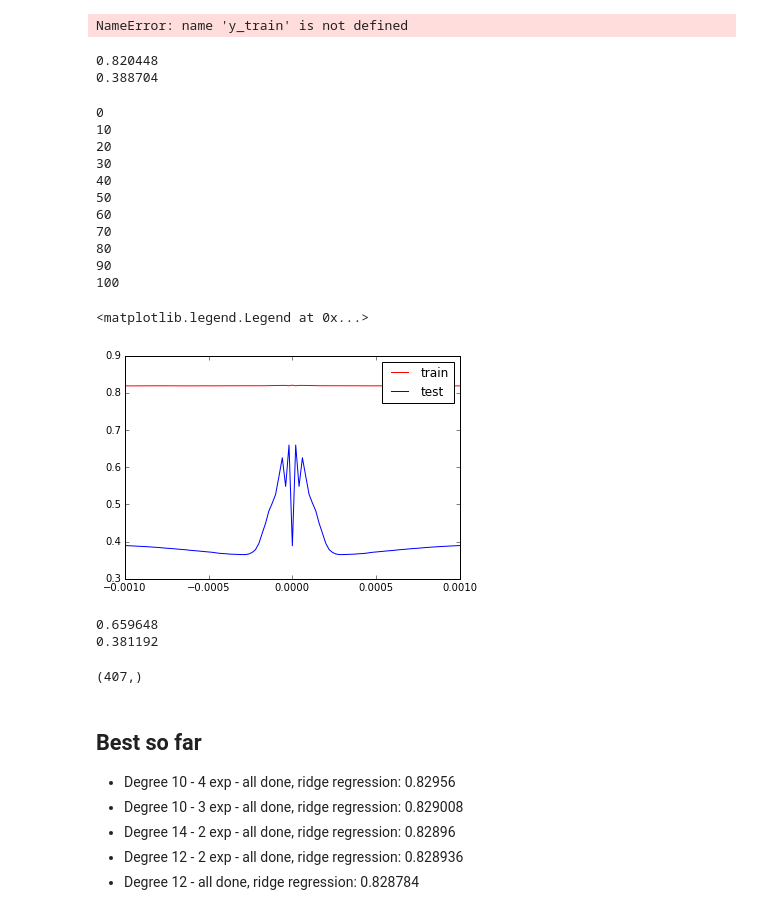
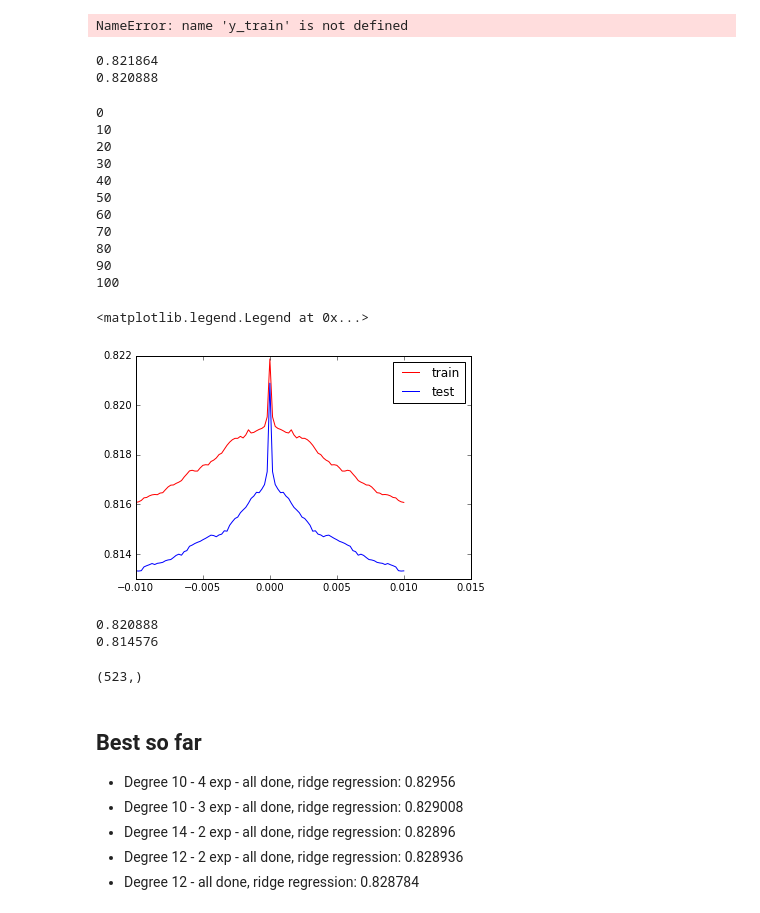
Before and after one commit to deatinor/MachineLearningP1, a Jupyter notebook: scripts/project1.ipynb, the cells around one changed output. Saved outputs shown, nothing was run; the diff lists cells and outputs as text; code cells hidden in the pictures.

```diff
--- a/scripts/project1.ipynb
+++ b/scripts/project1.ipynb
@@ -216,23 +186,31 @@ ValueError: all the input array dimensions except for the concatenation axis mus
 # %% [markdown]
 ### Normalizing
 # %%
-def normalize(tX):# Normalizing
-    mean=np.sum(tX,axis=0)/tX.shape[0]
-    std=np.sqrt(np.sum(tX**2,axis=0)/tX.shape[0])
+def normalize(tX,mean=False,std=False,train=False):# Normalizing
+    if train:
+        mean=np.sum(tX,axis=0)/tX.shape[0]
+        std=np.sqrt(np.sum(tX**2,axis=0)/tX.shape[0])
     tX=(tX-mean)/std
-    return tX
+    if train:
+        return tX,mean,std
+    else:
+        return tX
 # %%
 def add_ones(tX_starting):
     ones=np.ones(tX_starting.shape[0]).reshape([tX_starting.shape[0],1])
     tX=np.concatenate((tX_starting,ones),axis=1)
     return tX
 # %%
-def process_data(tX_starting,prod_to_exclude=False,train=True):
+def process_data(tX_starting,prod_to_exclude=False,train=True,mean=False,std=False):
     full_added_matrix,tX=before_poly(tX_starting)
     tX,prod_to_exclude=build_poly(tX,10,y,train=train,prod_to_exclude=prod_to_exclude,exponential=True,cross_products=False,added_matrix_for_cross=full_added_matrix,threshold_cross=0.0)
-    tX=normalize(tX)
+    if train:
+        tX,mean,std=normalize(tX,train=True)
+    else:
+        tX=normalize(tX,mean,std,train=False)
     tX=add_ones(tX)
-    return tX,prod_to_exclude
 
-tX,prod_to_exclude=process_data(tX)
-tX_test,null_variable=process_data(tX_test)
+    if train:
+        return tX,prod_to_exclude,mean,std
+    else:
+        return tX
@@ -249,0 +254,3 @@ prod_to_exclude
+# %%
+tX,prod_to_exclude,mean,std=process_data(tX,train=True)
+tX_test=process_data(tX_test,prod_to_exclude=prod_to_exclude,mean=mean,std=std,train=False)
@@ -369,8 +383,8 @@ mse,w=least_squares(y,tX)
 print(evaluate(y,tX,w))
 print(evaluate(y_test,tX_test,w))
 # %% [output]
-0.820448
-0.388704
+0.821864
+0.820888
 # %%
 def ridge_regression(y, tx, lamb):
     """implement ridge regression."""
@@ -386,34 +400,34 @@ mse,w=ridge_regression(y,tX,0)
 # %%
 perc_tr=[]
 perc_te=[]
 
-lambdas = np.linspace(-0.001,0.001,101)
+lambdas = np.linspace(-0.01,0.01,101)
 for i,lamb in enumerate(lambdas):
     mse,w=ridge_regression(y,tX,lamb)
 
     perc_tr.append(evaluate(y,tX,w))
     perc_te.append(evaluate(y_test,tX_test,w))
 
     if i%10==0:
         print(i)
 
 plt.plot(lambdas,perc_tr,label='train',color='r')
 plt.plot(lambdas,perc_te,label='test')
 plt.legend()
 # %% [output]
 0
 10
 20
 30
 40
 50
 60
 70
 80
 90
 100
 <matplotlib.legend.Legend at 0x...>
-[figure, old version]
+[figure, new version]
 # %%
 print(np.amax(perc_te))
 print(np.median(perc_te))
@@ -423,9 +437,9 @@ best_lamb
 mse,w=ridge_regression(y,tX,best_lamb)
 w.shape
 # %% [output]
-0.659648
-0.381192
+0.820888
+0.814576
-(407,)
+(523,)
 # %% [markdown]
 ## Best so far
 - Degree 10 - 4 exp - all done, ridge regression: 0.82956
```
Also changed, not shown: parts of 19 cells of this notebook.
